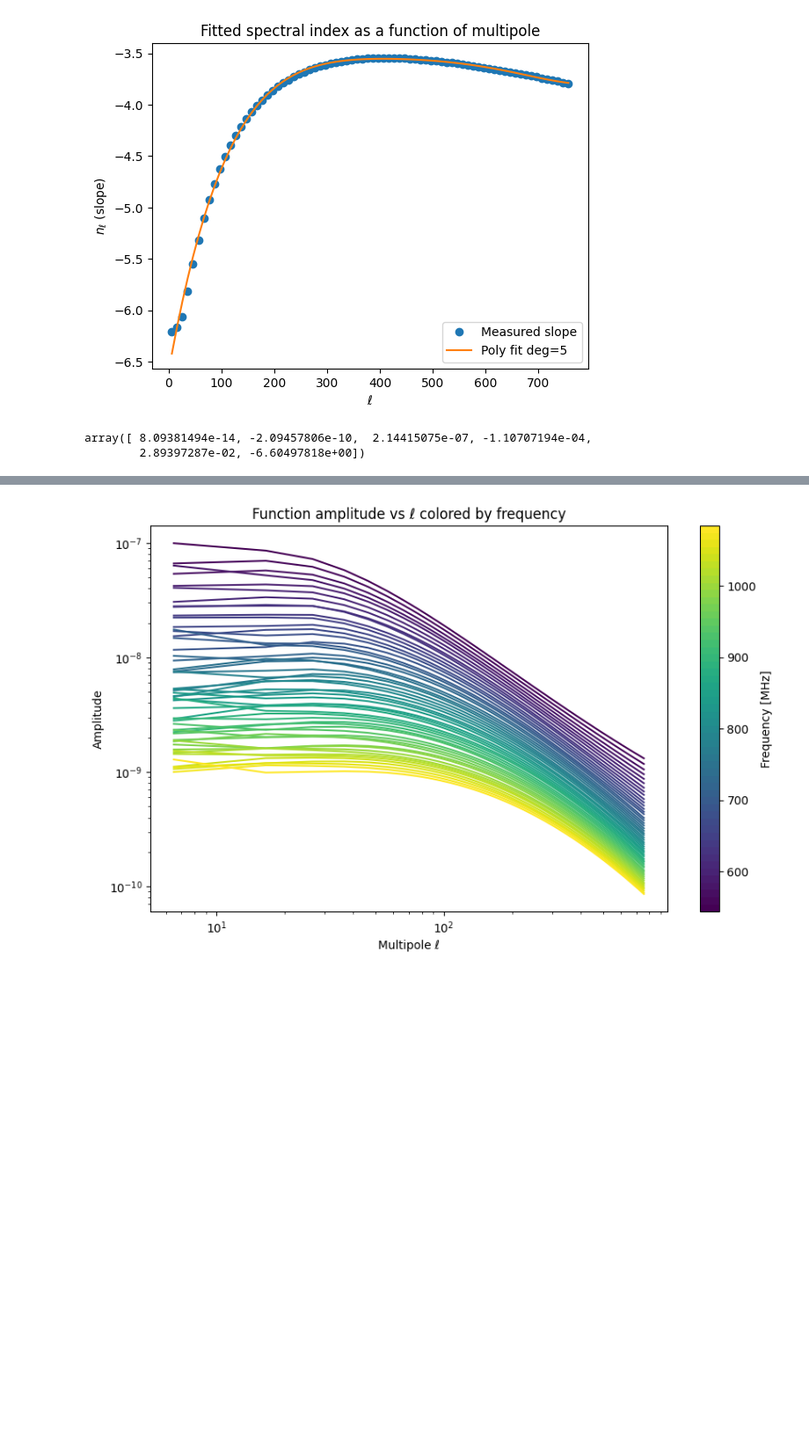
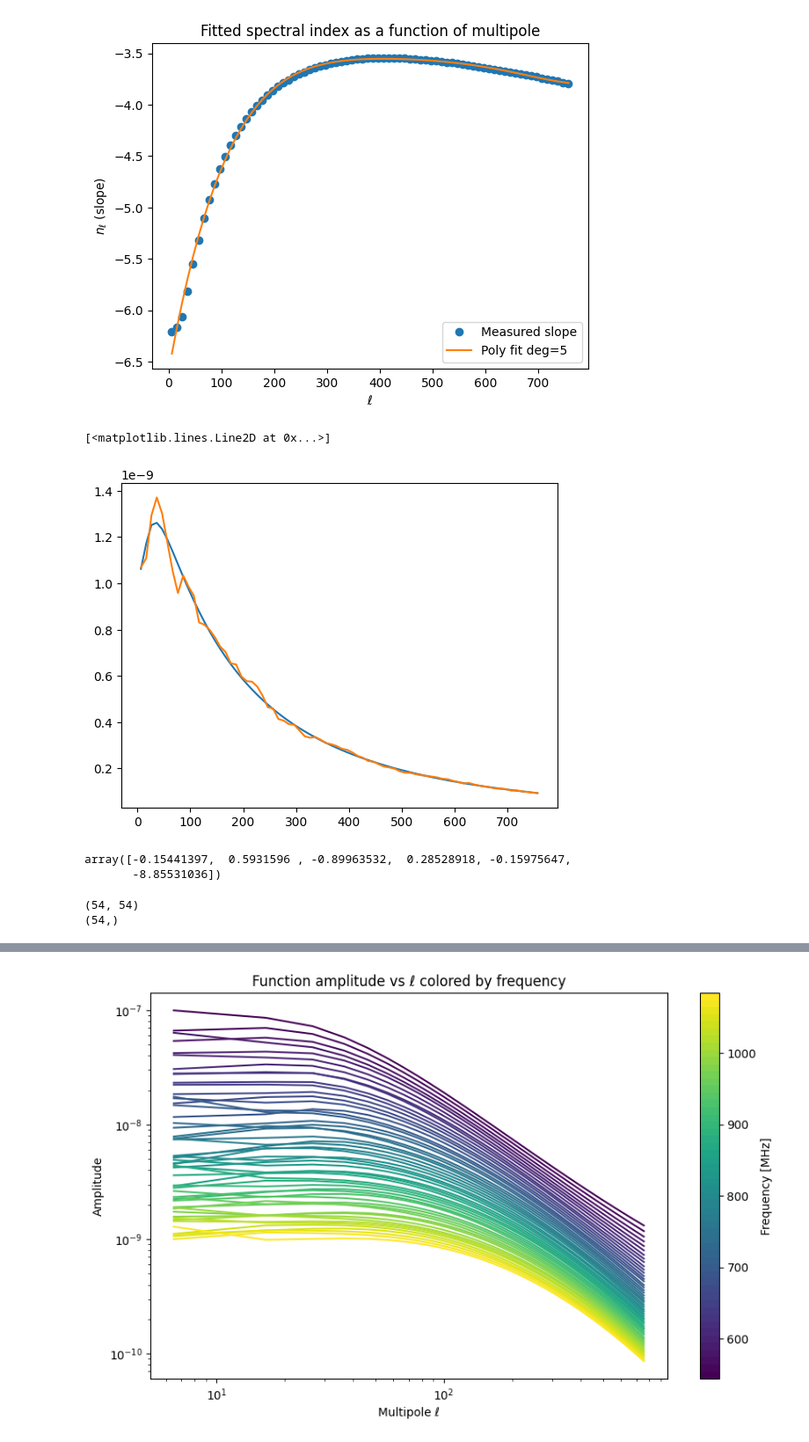
Before and after one commit to urwa99/MASS_Thesis, a Jupyter notebook: HI/parametric_model.ipynb, the cells around one changed output, grey strips where cells are left out. Shown at 88% size. Saved outputs shown, nothing was run; the diff lists cells and outputs as text; code cells hidden in the pictures; blank space fills up the shorter version.

```diff
--- a/HI/parametric_model.ipynb
+++ b/HI/parametric_model.ipynb
@@ -123,6 +123,16 @@ def params_F(freqs, n):
         F[:,i,i] =  -n*np.log10(freqs[i])
 
     return F
+# %%
+def diagonalize_matrices(cl, nfreqs):
+    cl_diag=np.zeros((nbins, nfreqs, nfreqs))
+    for l in range (nbins):
+        #print(f"Diagonalizing matrix {l}")
+        cl_diag[l,:,:]= np.identity(nfreqs)*cl[l,:,:]
+    return cl_diag
+# %%
+hi_d= diagonalize_matrices(hi_binned, nfreqs)
+#print(hi_d[10])
 # %%
 f=23
 def log_poly_model(ell, *coeffs):
@@ -440,8 +450,14 @@ plt.title("Fitted spectral index as a function of multipole")
 # %% [output]
 Text(0.5, 1.0, 'Fitted spectral index as a function of multipole')
 [figure]
-# %%
-n_coeffs
-# %% [output]
-array([ 8.09381494e-14, -2.09457806e-10,  2.14415075e-07, -1.10707194e-04,
-        2.89397287e-02, -6.60497818e+00])
+# %%
+log_hi= np.log10(hi_d[:,50,50])
+coeffs_k= np.polyfit(log_ell, log_hi, 5)
+log_hi_fit = np.polyval(coeffs_k, log_ell)
+hi_fit = (10**(log_hi_fit))  # bring back to linear scale
+# %%
+plt.plot(leff,hi_fit, label='Fitted HI')
+plt.plot(leff, hi_d[:,50,50], label='Binned HI')
+# %% [output]
+[<matplotlib.lines.Line2D at 0x...>]
+[figure, added]
@@ -447,0 +476,18 @@ array([ 8.09381494e-14, -2.09457806e-10,  2.14415075e-07, -1.10707194e-04,
+# %%
+coeffs_m
+# %% [output]
+array([-0.15441397,  0.5931596 , -0.89963532,  0.28528918, -0.15975647,
+       -8.85531036])
+# %%
+# Evaluate log-polynomial
+log_y_fit = np.polyval(coeffs_m, log_i)
+y_fit = (10**(log_y_fit))  # bring back to linear scale
+
+# Replace diagonal in the matrix
+M_fit = hi_d[70].copy()
+print(M_fit.shape)
+print(y_fit.shape)
+np.fill_diagonal(M_fit, y_fit)
+# %% [output]
+(54, 54)
+(54,)
```
Also changed, not shown: parts of 17 cells of this notebook.
